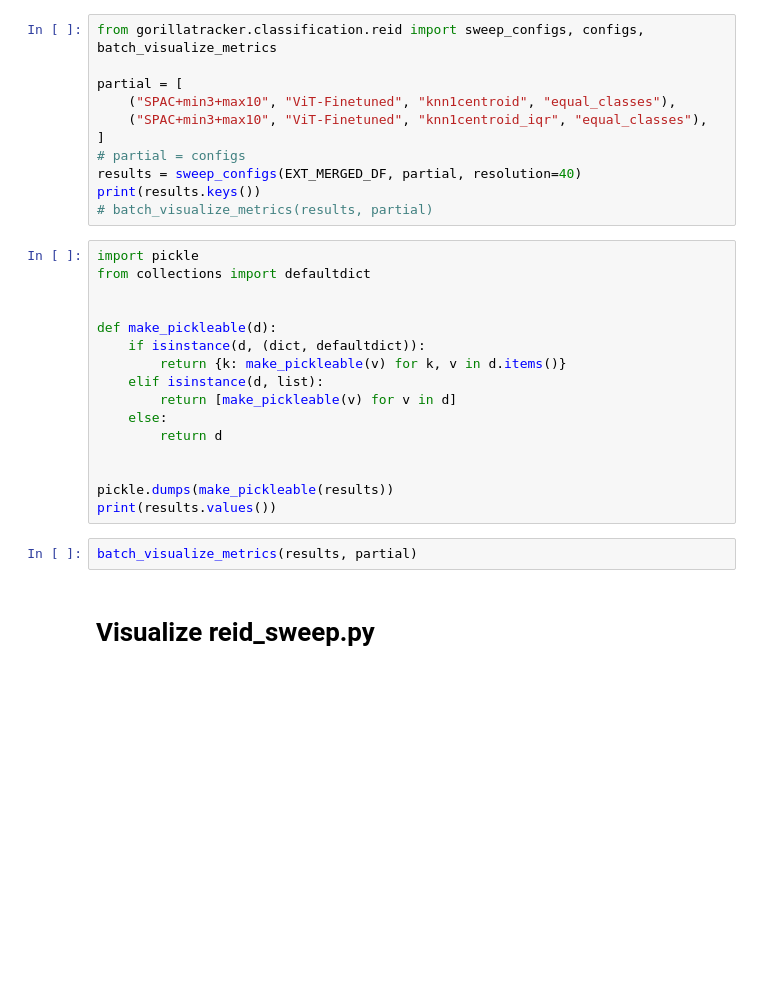
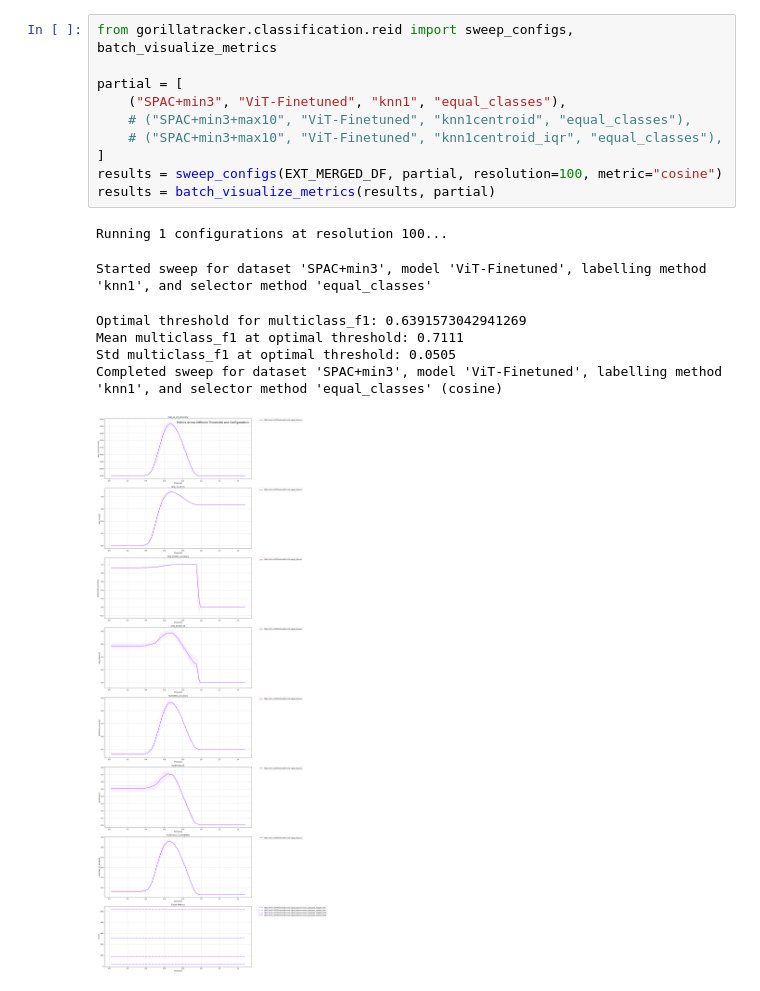
Before and after one commit to liamvdv/gorillatracker, a Jupyter notebook: notebooks/classification/reid.ipynb, the cells around one changed output. Saved outputs shown, nothing was run; the diff lists cells and outputs as text; blank space fills up the shorter version.

```diff
--- a/notebooks/classification/reid.ipynb
+++ b/notebooks/classification/reid.ipynb
@@ -27,31 +29,18 @@ print(optimal_threshold_multiclass)
 # %%
-from gorillatracker.classification.reid import sweep_configs, configs, batch_visualize_metrics
+from gorillatracker.classification.reid import sweep_configs, batch_visualize_metrics
 
 partial = [
-    ("SPAC+min3+max10", "ViT-Finetuned", "knn1centroid", "equal_classes"),
-    ("SPAC+min3+max10", "ViT-Finetuned", "knn1centroid_iqr", "equal_classes"),
+    ("SPAC+min3", "ViT-Finetuned", "knn1", "equal_classes"),
+    # ("SPAC+min3+max10", "ViT-Finetuned", "knn1centroid", "equal_classes"),
+    # ("SPAC+min3+max10", "ViT-Finetuned", "knn1centroid_iqr", "equal_classes"),
 ]
-# partial = configs
-results = sweep_configs(EXT_MERGED_DF, partial, resolution=40)
-print(results.keys())
-# batch_visualize_metrics(results, partial)
+results = sweep_configs(EXT_MERGED_DF, partial, resolution=100, metric="cosine")
+results = batch_visualize_metrics(results, partial)
+# %% [output]
+Running 1 configurations at resolution 100...
+Started sweep for dataset 'SPAC+min3', model 'ViT-Finetuned', labelling method 'knn1', and selector method 'equal_classes'
+Optimal threshold for multiclass_f1: 0.6391573042941269
+Mean multiclass_f1 at optimal threshold: 0.7111
+Std multiclass_f1 at optimal threshold: 0.0505
+Completed sweep for dataset 'SPAC+min3', model 'ViT-Finetuned', labelling method 'knn1', and selector method 'equal_classes' (cosine)
+[figure, added]
-# %%
-import pickle
-from collections import defaultdict
-
-
-def make_pickleable(d):
-    if isinstance(d, (dict, defaultdict)):
-        return {k: make_pickleable(v) for k, v in d.items()}
-    elif isinstance(d, list):
-        return [make_pickleable(v) for v in d]
-    else:
-        return d
-
-
-pickle.dumps(make_pickleable(results))
-print(results.values())
-# %%
-batch_visualize_metrics(results, partial)
-# %% [markdown]
-# Visualize reid_sweep.py
```
Also changed, not shown: parts of 2 cells of this notebook, 3 other files.
